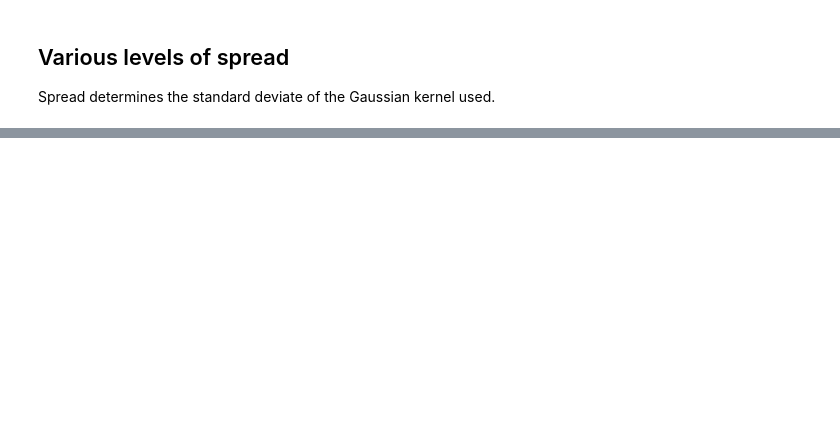
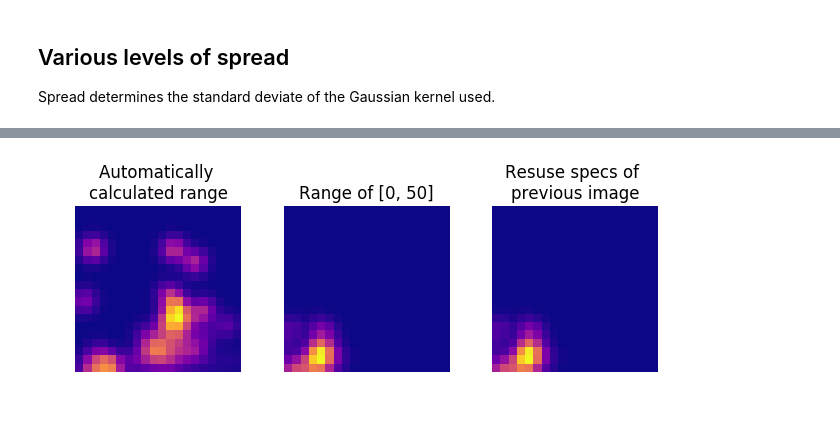
Before and after one commit to scikit-tda/persim, a Jupyter notebook: notebooks/Persistence Images.ipynb, the cells around one changed output, grey strips where cells are left out. Drawn from its saved outputs; the diff is of its cells as text; code cells hidden in the pictures; blank space fills up the shorter version.

Commit message:
update documentation on specs in persistence images

```diff
--- a/notebooks/Persistence Images.ipynb
+++ b/notebooks/Persistence Images.ipynb
@@ -94,0 +101,27 @@ plt.tight_layout()
+# %%
+pim1 = PersImage(verbose=False)
+img1 = pim1.transform(dgms[1])
+
+pim2 = PersImage(specs={"minBD": 0, "maxBD": 50}, verbose=False)
+img2 = pim2.transform(dgms[1])
+
+# Use calculated specs from previous image
+specs2 = pim2.specs
+pim3 = PersImage(specs=specs2, verbose=False)
+img3 = pim3.transform(dgms[1])
+
+ax = plt.subplot(131)
+plt.title("Automatically \ncalculated range")
+pim.show(img1, ax)
+
+ax = plt.subplot(132)
+plt.title("Range of [0, 50]")
+pim.show(img2, ax)
+
+ax = plt.subplot(133)
+plt.title("Resuse specs of \nprevious image")
+pim.show(img3, ax)
+
+plt.tight_layout()
+# %% [output]
+[figure, added]
```
Also changed, not shown: parts of 4 cells of this notebook, 5 other files.
